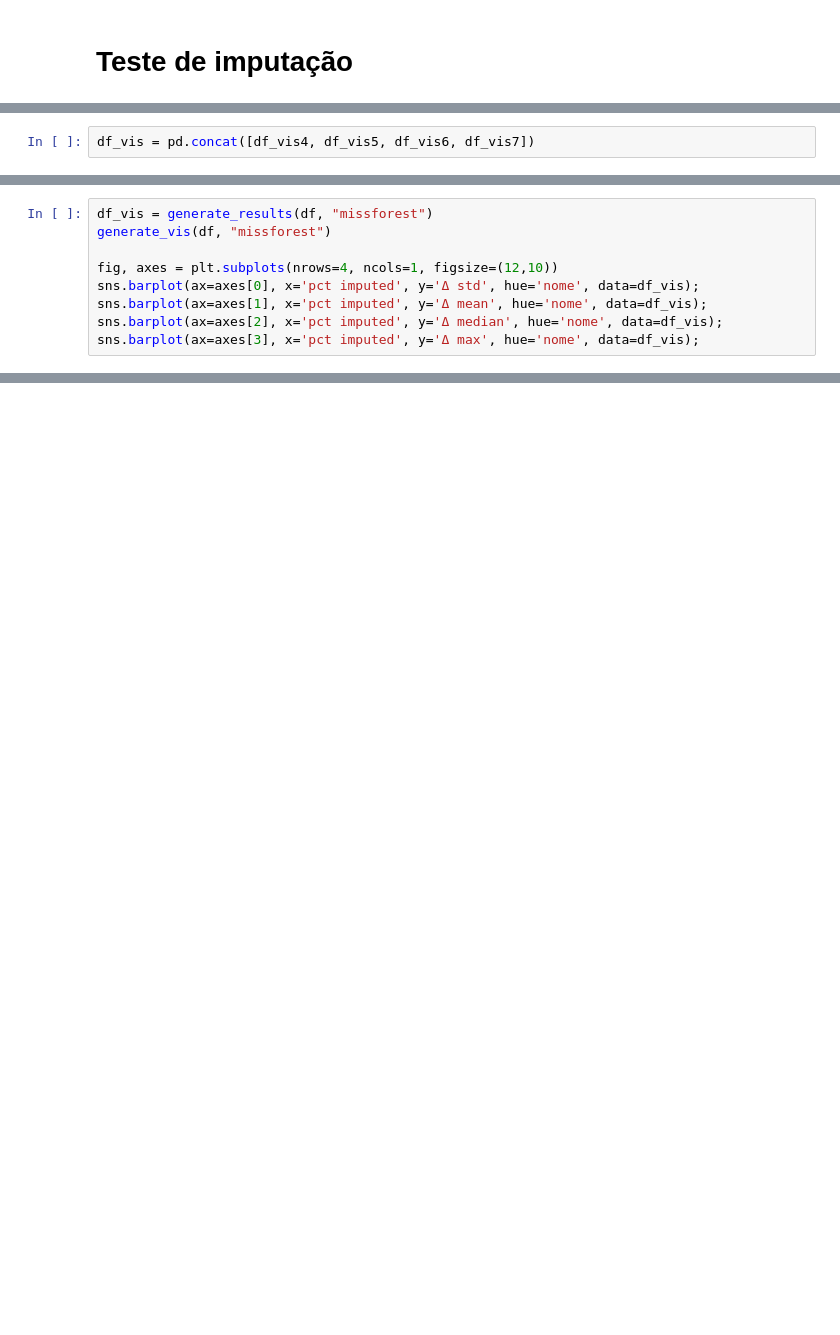
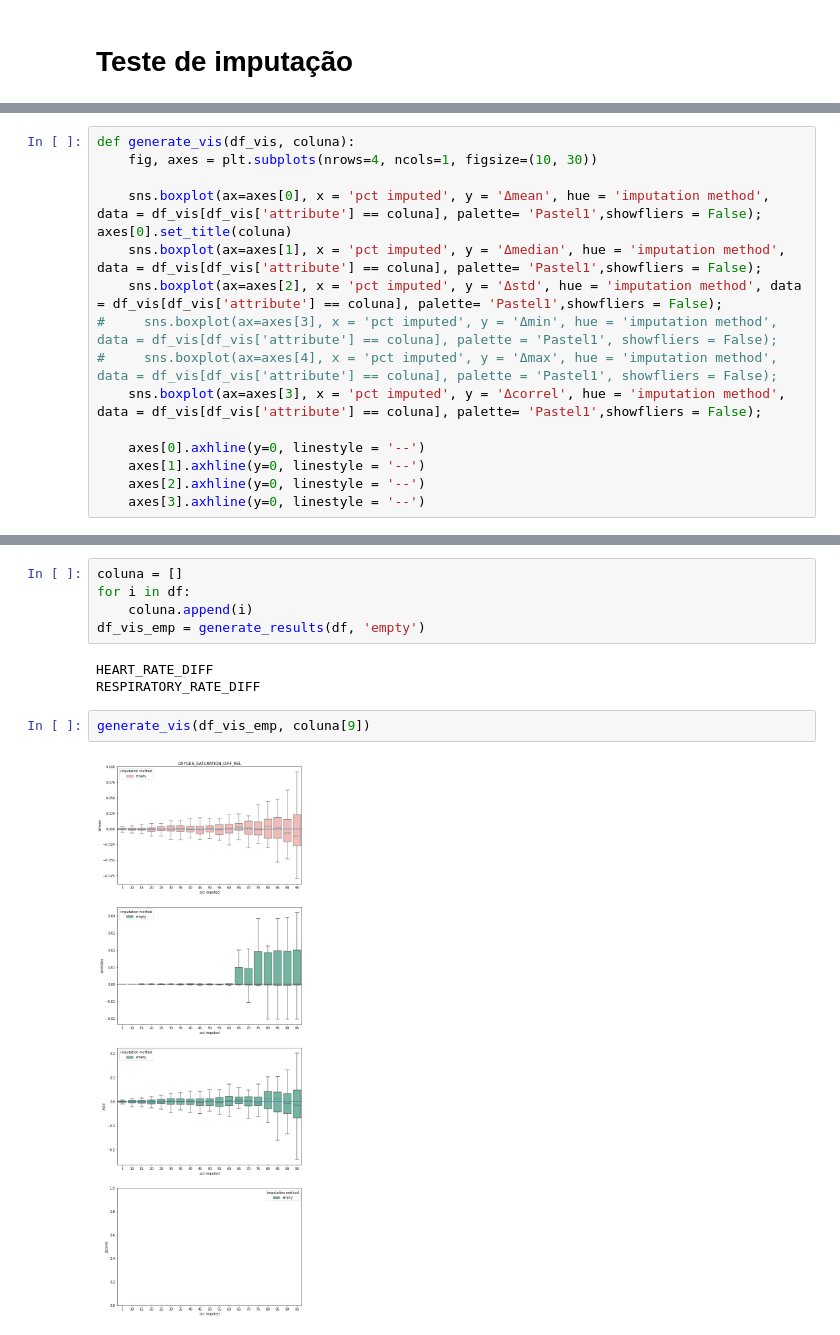
Before and after one commit to gabiramire/Covid19_Data, a Jupyter notebook: src/Imputation test_covid-19.ipynb, the cells around one changed output, grey strips where cells are left out. Saved outputs shown, nothing was run; the diff lists cells and outputs as text; blank space fills up the shorter version.

```diff
--- a/src/Imputation test_covid-19.ipynb
+++ b/src/Imputation test_covid-19.ipynb
@@ -311,2 +212,0 @@ df_vis7 = generate_results(df, 'knn_5')
-# %%
-df_vis = pd.concat([df_vis4, df_vis5, df_vis6, df_vis7])
@@ -429,9 +212,0 @@ cat_generate_vis(df_vis1, colunas[1])
-# %%
-df_vis = generate_results(df, "missforest")
-generate_vis(df, "missforest")
-
-fig, axes = plt.subplots(nrows=4, ncols=1, figsize=(12,10))
-sns.barplot(ax=axes[0], x='pct imputed', y='Δ std', hue='nome', data=df_vis);
-sns.barplot(ax=axes[1], x='pct imputed', y='Δ mean', hue='nome', data=df_vis);
-sns.barplot(ax=axes[2], x='pct imputed', y='Δ median', hue='nome', data=df_vis);
-sns.barplot(ax=axes[3], x='pct imputed', y='Δ max', hue='nome', data=df_vis);
@@ -444,0 +249,15 @@ def stats_ (col):
+# %%
+def generate_vis(df_vis, coluna):
+    fig, axes = plt.subplots(nrows=4, ncols=1, figsize=(10, 30))
+
+    sns.boxplot(ax=axes[0], x = 'pct imputed', y = 'Δmean', hue = 'imputation method', data = df_vis[df_vis['attribute'] == coluna], palette= 'Pastel1',showfliers = False); axes[0].set_title(coluna)
+    sns.boxplot(ax=axes[1], x = 'pct imputed', y = 'Δmedian', hue = 'imputation method', data = df_vis[df_vis['attribute'] == coluna], palette= 'Pastel1',showfliers = False);
+    sns.boxplot(ax=axes[2], x = 'pct imputed', y = 'Δstd', hue = 'imputation method', data = df_vis[df_vis['attribute'] == coluna], palette= 'Pastel1',showfliers = False);
+#     sns.boxplot(ax=axes[3], x = 'pct imputed', y = 'Δmin', hue = 'imputation method', data = df_vis[df_vis['attribute'] == coluna], palette = 'Pastel1', showfliers = False);
+#     sns.boxplot(ax=axes[4], x = 'pct imputed', y = 'Δmax', hue = 'imputation method', data = df_vis[df_vis['attribute'] == coluna], palette = 'Pastel1', showfliers = False);
+    sns.boxplot(ax=axes[3], x = 'pct imputed', y = 'Δcorrel', hue = 'imputation method', data = df_vis[df_vis['attribute'] == coluna], palette= 'Pastel1',showfliers = False);
+
+    axes[0].axhline(y=0, linestyle = '--')
+    axes[1].axhline(y=0, linestyle = '--')
+    axes[2].axhline(y=0, linestyle = '--')
+    axes[3].axhline(y=0, linestyle = '--')
@@ -444,0 +266,12 @@ def stats_ (col):
+# %%
+coluna = []
+for i in df:
+    coluna.append(i)
+df_vis_emp = generate_results(df, 'empty')
+# %% [output]
+HEART_RATE_DIFF
+RESPIRATORY_RATE_DIFF
+# %%
+generate_vis(df_vis_emp, coluna[9])
+# %% [output]
+[figure, added]
```
Also changed, not shown: parts of 53 cells of this notebook, 12 other files.
